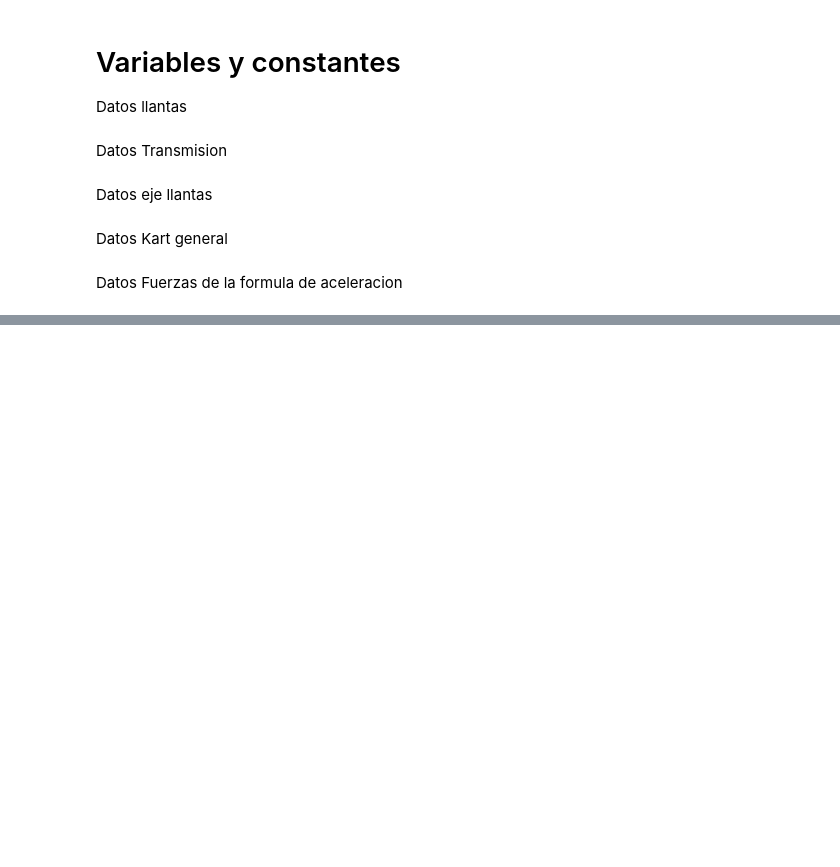
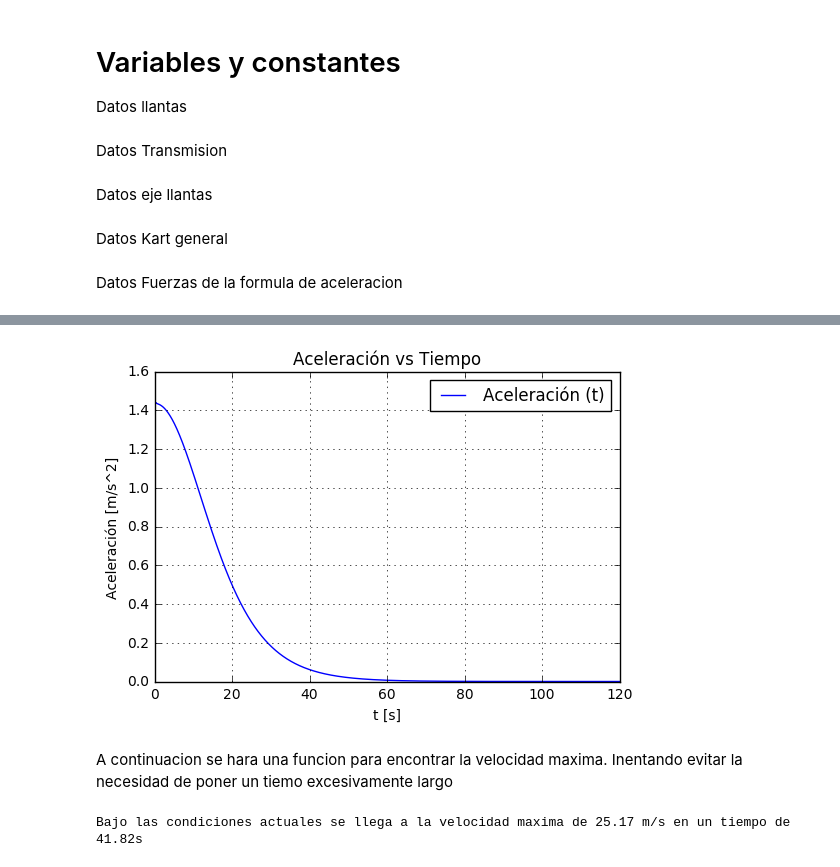
Before and after one commit to jrod781/Herramientas-Computacionales-IMEC3602, a Jupyter notebook: 03_taller02/taller2.ipynb, the cells around one changed output, grey strips where cells are left out. Cells and saved outputs as stored; diff of their text form; code cells hidden in the pictures; blank space fills up the shorter version.

```diff
--- a/03_taller02/taller2.ipynb
+++ b/03_taller02/taller2.ipynb
@@ -32,0 +226,12 @@ af=(dll*alj)/2 #Area frontal kart (m^2)
+# %%
+plt.plot(t,ace,label="Aceleración (t)")
+plt.legend(loc='best')
+plt.xlabel('t [s]')
+plt.ylabel('Aceleración [m/s^2]')
+plt.title('Aceleración vs Tiempo')
+plt.grid()
+plt.show()
+# %% [output]
+[figure, added]
+# %% [markdown]
+A continuacion se hara una funcion para encontrar la velocidad maxima. Inentando evitar la necesidad de poner un tiemo excesivamente largo
@@ -32,0 +269,5 @@ af=(dll*alj)/2 #Area frontal kart (m^2)
+# %%
+t_vmax,vmax=find_maxvel(t_in,t_fin,deltat,c_ini)
+print("Bajo las condiciones actuales se llega a la velocidad maxima de %.2f m/s en un tiempo de %.2fs" %(vmax,t_vmax))
+# %% [output]
+Bajo las condiciones actuales se llega a la velocidad maxima de 25.17 m/s en un tiempo de 41.82s
```
Also changed, not shown: parts of 94 cells of this notebook, 1 other file.
